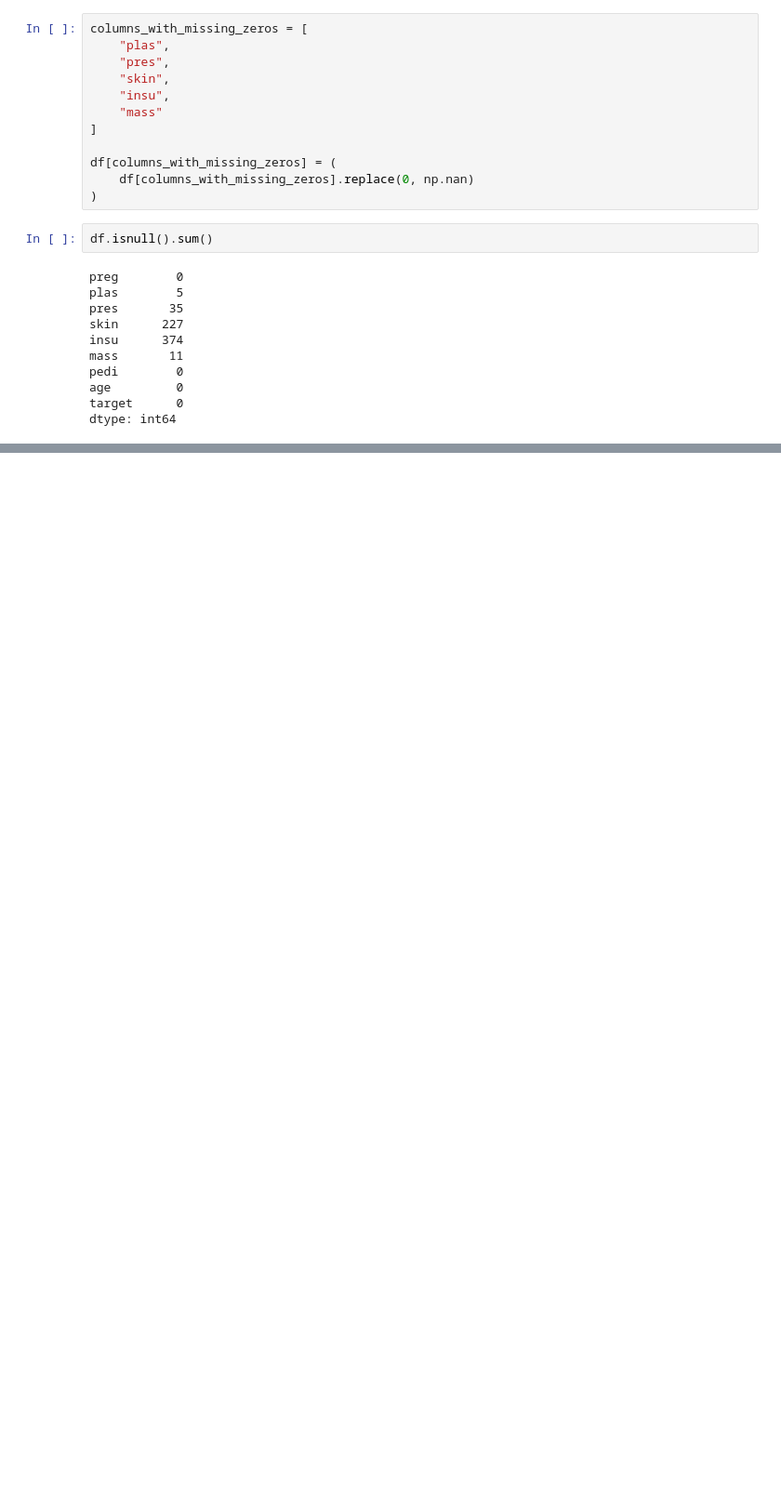
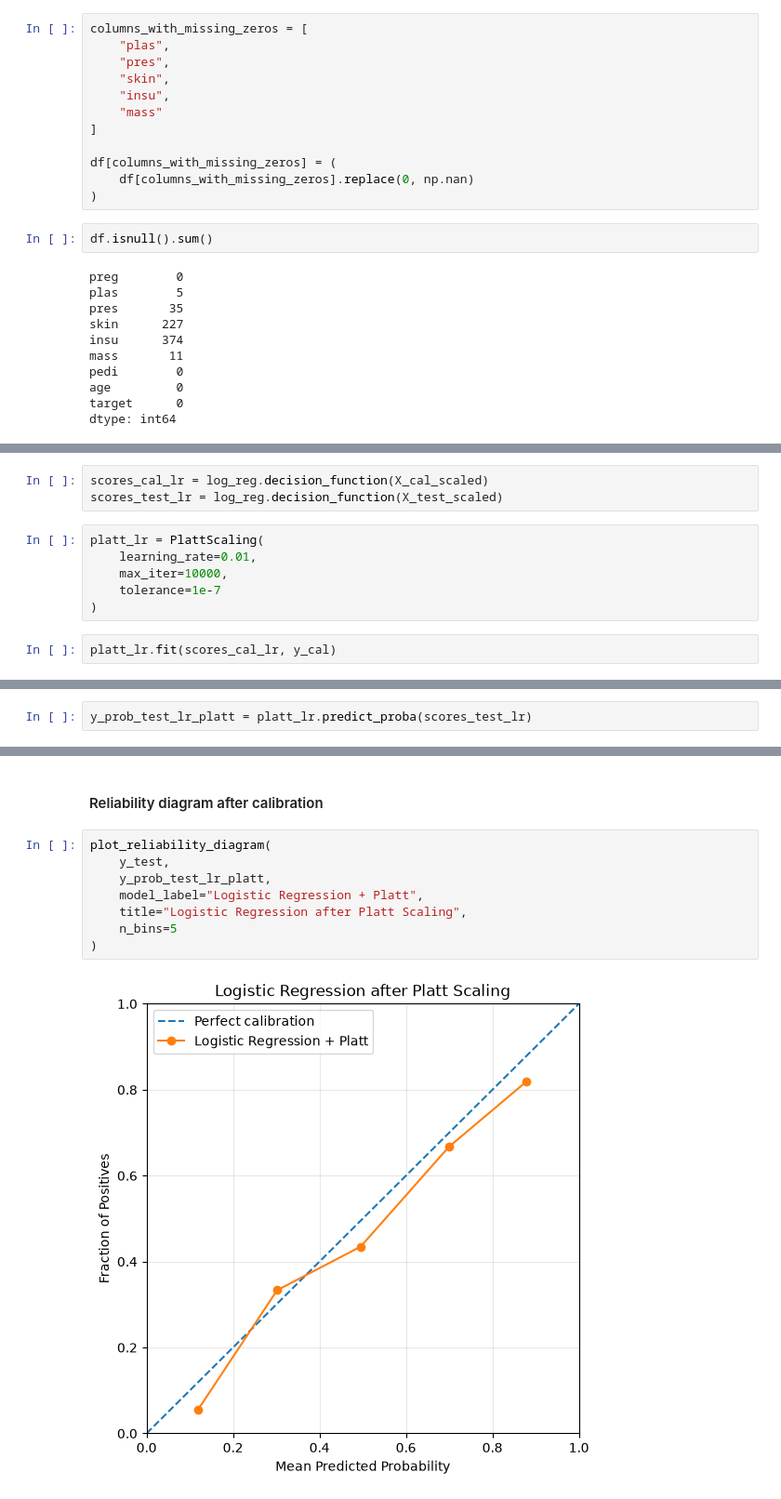
Before and after one commit to martamacri/Calibration_of_Probabilities, a Jupyter notebook: notebooks/diabetes_analysis_02.ipynb, the cells around one changed output, grey strips where cells are left out. Shown at 93% size. Drawn from its saved outputs; the diff is of its cells as text; blank space fills up the shorter version.

```diff
--- a/notebooks/diabetes_analysis_02.ipynb
+++ b/notebooks/diabetes_analysis_02.ipynb
@@ -320,0 +469,11 @@ X = pd.DataFrame(
+# %%
+scores_cal_lr = log_reg.decision_function(X_cal_scaled)
+scores_test_lr = log_reg.decision_function(X_test_scaled)
+# %%
+platt_lr = PlattScaling(
+    learning_rate=0.01,
+    max_iter=10000,
+    tolerance=1e-7
+)
+# %%
+platt_lr.fit(scores_cal_lr, y_cal)
@@ -320,0 +484,2 @@ X = pd.DataFrame(
+# %%
+y_prob_test_lr_platt = platt_lr.predict_proba(scores_test_lr)
@@ -320,0 +504,12 @@ X = pd.DataFrame(
+# %% [markdown]
+#### Reliability diagram after calibration
+# %%
+plot_reliability_diagram(
+    y_test,
+    y_prob_test_lr_platt,
+    model_label="Logistic Regression + Platt",
+    title="Logistic Regression after Platt Scaling",
+    n_bins=5
+)
+# %% [output]
+[figure, added]
```
Also changed, not shown: parts of 61 cells of this notebook.
